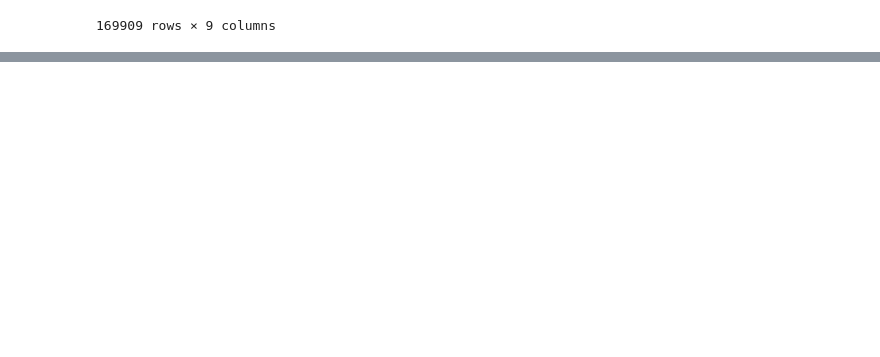
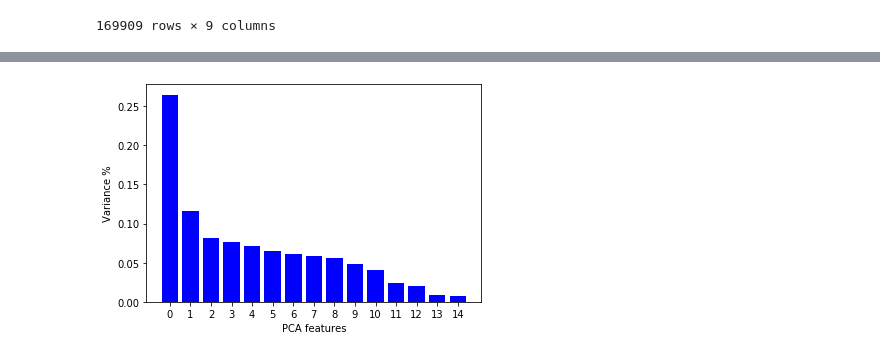
Before and after one commit to CodingDuckmx/Spotify_suggestions, a Jupyter notebook: wrapping_db.ipynb, the cells around one changed output, grey strips where cells are left out. Drawn from its saved outputs; the diff is of its cells as text; code cells hidden in the pictures; blank space fills up the shorter version.

```diff
--- a/wrapping_db.ipynb
+++ b/wrapping_db.ipynb
@@ -59,0 +69,8 @@ kaggle[['release_date','year']]
+# %%
+# Focusing in the relevant metrics (by now)
+X = kaggle[['artists', 'popularity', 'danceability', 'energy', 'song_key', 'loudness', 'song_mode',
+       'speechiness', 'acousticness', 'instrumentalness', 'liveness','valence', 'tempo', 'duration_ms', 'year']]
+# X = kaggle[['artists', 'popularity', 'explicit','danceability', 'energy', 'song_key', 'loudness', 'song_mode','speechiness',
+#             'acousticness', 'instrumentalness', 'liveness','valence', 'tempo', 'duration_ms','year']]
+X = X.set_index(kaggle['song_id'])
+X
@@ -59,0 +92,6 @@ kaggle[['release_date','year']]
+# %%
+# I have to code the artists to numbers.
+
+le = LabelEncoder()
+trans_artists = le.fit_transform(X['artists'])
+trans_artists
@@ -59,0 +100,3 @@ kaggle[['release_date','year']]
+# %%
+X['artists'] = trans_artists
+X.head()
@@ -59,0 +111,6 @@ kaggle[['release_date','year']]
+# %%
+# Now I have to normalize the vectors
+
+stdscaler = StandardScaler()
+X_std = stdscaler.fit_transform(X)
+X_std
@@ -59,0 +131,20 @@ kaggle[['release_date','year']]
+# %%
+# I'm running PCA first
+
+pca = PCA(n_components=X_std.shape[1])
+
+principal_components = pca.fit_transform(X_std)
+
+# Plot the explained variances
+
+features = range(pca.n_components_)
+plt.bar(features, pca.explained_variance_ratio_, color='blue')
+plt.xlabel('PCA features')
+plt.ylabel('Variance %')
+plt.xticks(features)
+
+# save components to a dataframe
+
+PCA_components = pd.DataFrame(principal_components)
+# %% [output]
+[figure, added]
```
Also changed, not shown: parts of 38 cells of this notebook, 21 other files.
